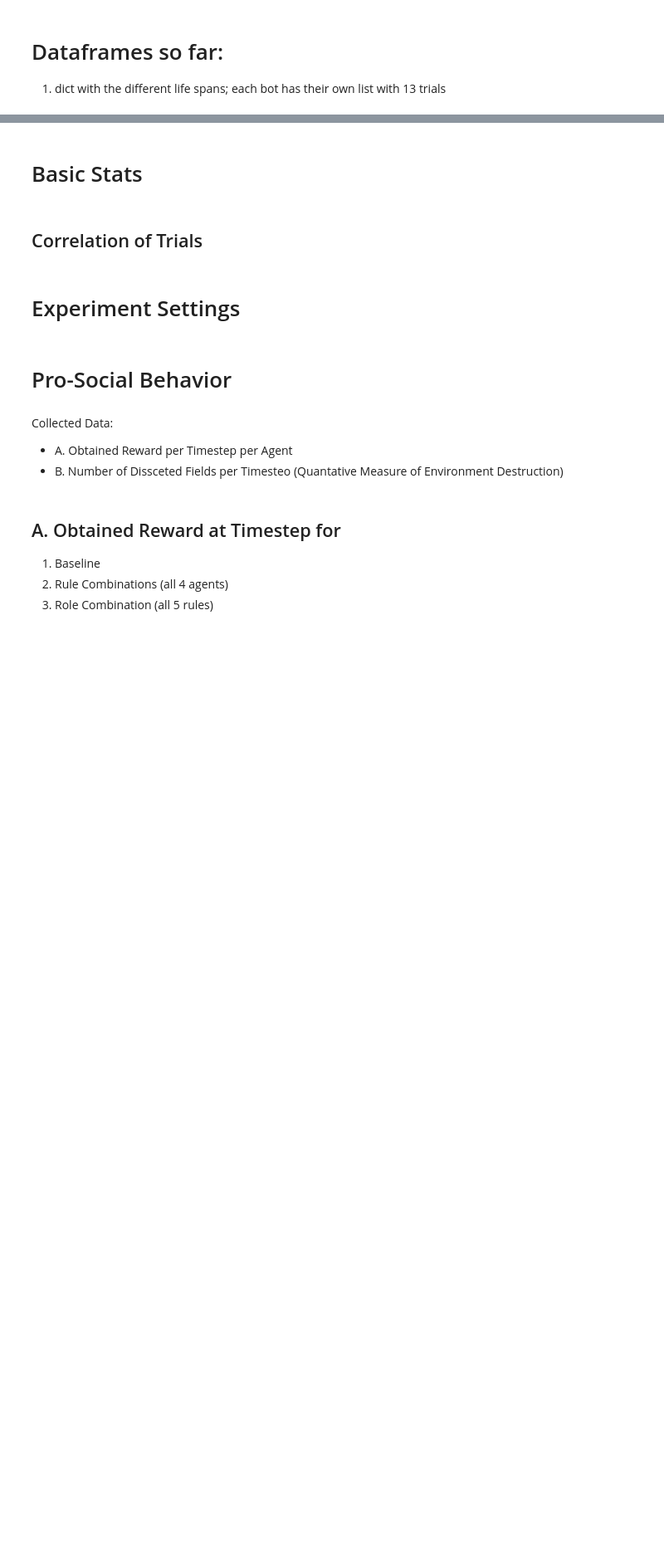
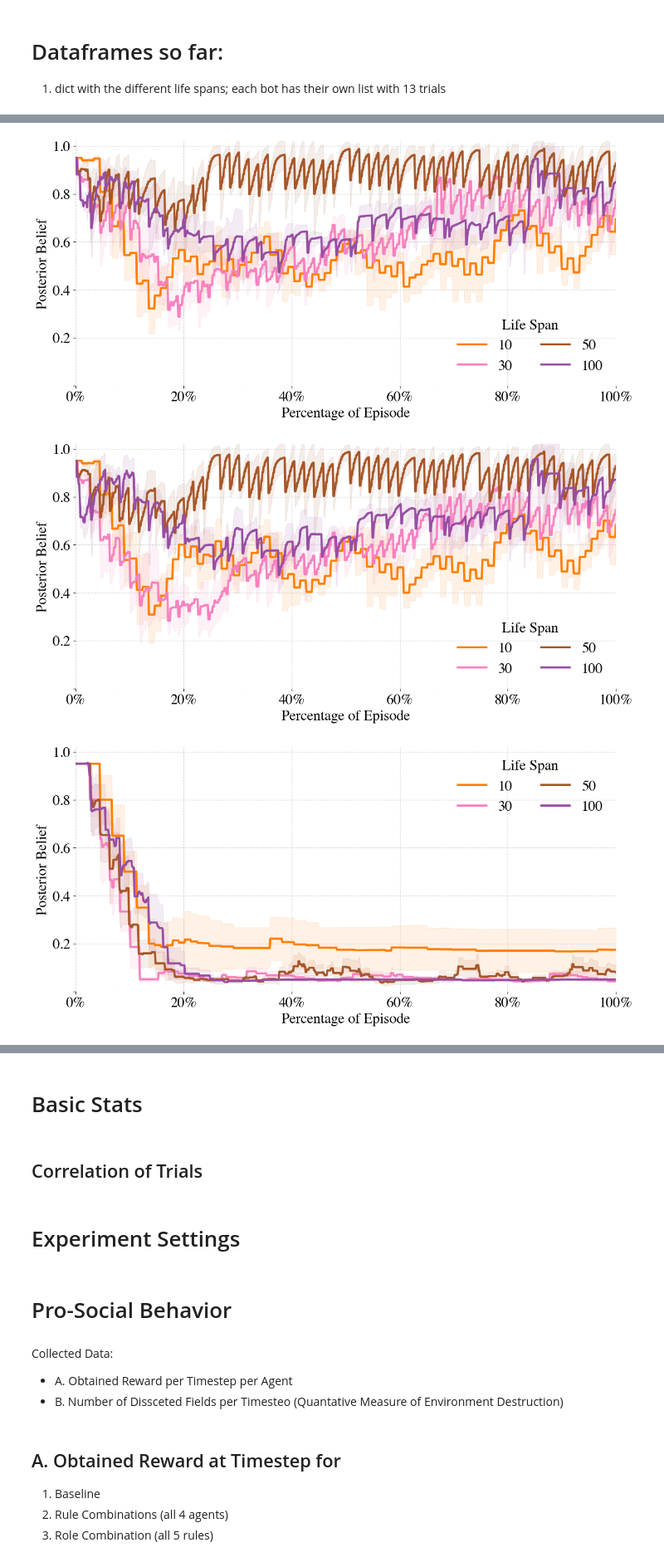
Before and after one commit to ninell-oldenburg/social-contracts, a Jupyter notebook: examples/eval_scripts/plots_intergen.ipynb, the cells around one changed output, grey strips where cells are left out. Shown at 83% size. Cells and saved outputs as stored; diff of their text form; code cells hidden in the pictures; blank space fills up the shorter version.

```diff
--- a/examples/eval_scripts/plots_intergen.ipynb
+++ b/examples/eval_scripts/plots_intergen.ipynb
@@ -125,7 +148,8 @@ def average_data(bot_data):
 
     # Average over all bots, keeping the same columns
     avg_all_trials = pd.concat(all_trials).groupby(level=0).mean()
-    return avg_all_trials
+    std_dev =  pd.concat(all_trials).groupby(level=0).std()
+    return avg_all_trials, std_dev
 # %%
 def stretch_dataframe(df, target_length):
     current_length = len(df)
@@ -173,0 +162,49 @@ for rule, rule_description in all_rules.items():
+# %%
+# Initialize containers to store average and std deviation for each time step and life span.
+avg_beliefs = {life_span: None for life_span in life_spans}
+avg_std_devs = {life_span: None for life_span in life_spans}
+# %%
+# Dictionary to store average standard deviation for each life span
+avg_std_dev_per_lifespan = {}
+max_timesteps = 900
+
+for rule, rule_description in all_rules.items():
+    plt.figure(figsize=(12, 6))
+    for idx, (life_span, bot_data) in enumerate(max_life_span_dfs.items()):
+        avg_all_trials, std_dev = average_data(bot_data)
+        current_timesteps = life_span * 6
+
+        if current_timesteps < max_timesteps:
+            avg_all_trials = stretch_dataframe(avg_all_trials, max_timesteps)
+            std_dev = stretch_dataframe(std_dev, max_timesteps)
+
+        # Initialize or accumulate average beliefs and std deviations
+        if avg_beliefs[life_span] is None:
+            avg_beliefs[life_span] = avg_all_trials[rule].copy()
+            avg_std_devs[life_span] = std_dev[rule].copy()
+        else:
+            avg_beliefs[life_span] += avg_all_trials[rule]
+            avg_std_devs[life_span] += std_dev[rule]
+
+        plt.plot(np.linspace(0, 100, 900), avg_all_trials[rule], label=f"{life_span}", lw=3, color=colors[idx])
+        # Adding error bars for standard deviation
+        plt.fill_between(np.linspace(0, 100, 900), avg_all_trials[rule] - std_dev[rule], avg_all_trials[rule] + std_dev[rule], alpha=0.1, color=colors[idx])
+
+
+    plt.xlabel('Percentage of Episode')
+    plt.ylabel('Posterior Belief')
+    yticks = plt.yticks()[0]  # Get the current y-ticks
+    yticklabels = [f'{tick:.1f}' if tick != 0.0 else '' for tick in yticks]  # Create labels, replacing 0.0 with ''
+    plt.yticks(yticks, yticklabels)  # Set the new y-ticks
+    plt.legend(frameon=False, title="Life Span", ncol=2)
+    plt.xlim([0, 100])
+    plt.ylim([0, 1.02])
+    #plt.gca().yaxis.set_major_formatter(FuncFormatter(lambda y, _: '' if y == 0 else f'{y:.1f}'))
+    plt.tight_layout(rect=[0, 0, 1, 1])
+    plt.gca().xaxis.set_major_formatter(FuncFormatter(lambda x, _: f'{x:.0f}%'))
+    plt.savefig(figures_path+f'{rule_description}'+'.pdf', format='pdf')
+    plt.show()
+# %% [output]
+[figure, added]
+[figure, added]
+[figure, added]
```
Also changed, not shown: parts of 11 cells of this notebook, 7 other files.
